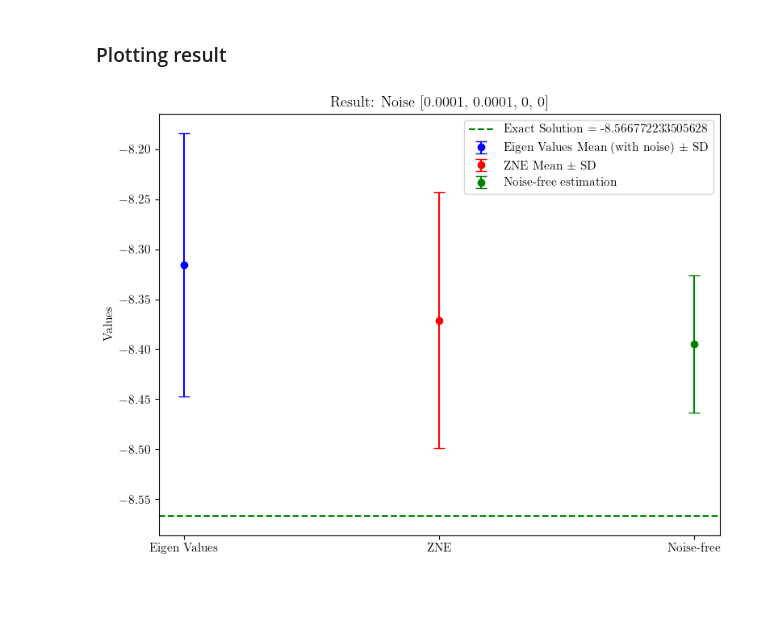
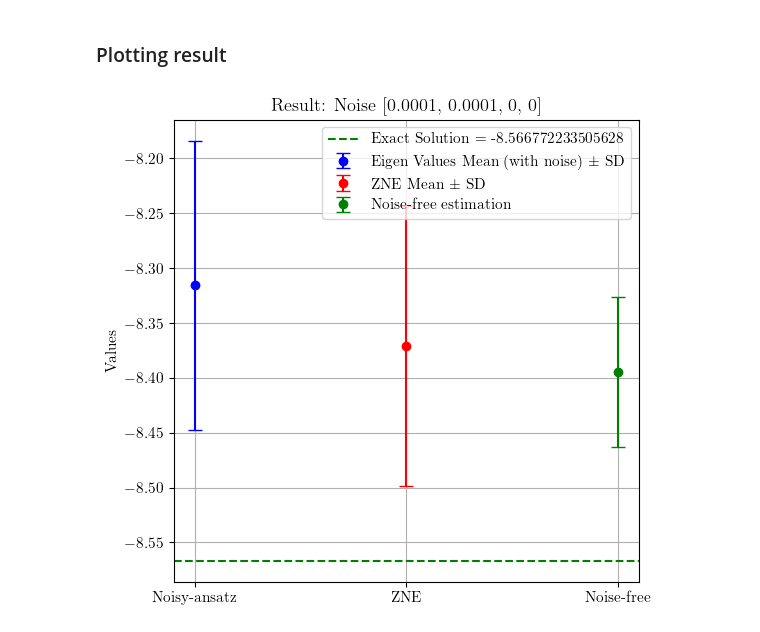
Before and after one commit to arijit-ship/indirect-zne, a Jupyter notebook: experiments/experiment0/experimentBook.ipynb, the cells around one changed output. Drawn from its saved outputs; the diff is of its cells as text; code cells hidden in the pictures; blank space fills up the shorter version.

```diff
--- a/experiments/experiment0/experimentBook.ipynb
+++ b/experiments/experiment0/experimentBook.ipynb
@@ -118,36 +119,34 @@ ZNE standard deviation: 0.12800737993647104
 ### Plotting result
 # %%
 # Data labels
-labels = ["Eigen Values", "ZNE", "Noise-free"]
+labels = ["Noisy-ansatz", "ZNE", "Noise-free"]
 
 # Values to plot
 means = [eigen_vals_mean, zne_mean, noisefree_mean]
 sds = [eigen_vals_sd, zne_sd, noisefree_sd]
 
 # Create the plot with error bars
-plt.figure(figsize=(8, 6))
+plt.figure(figsize=(6, 6))
 
 # Plot eigenvalues with error bars
 plt.errorbar(labels[0], means[0], yerr=sds[0], fmt="o", color="blue", capsize=5, label="Eigen Values Mean (with noise) ± SD")
 
 # Plot ZNE values with error bars
 plt.errorbar(labels[1], means[1], yerr=sds[1], fmt="o", color="red", capsize=5, label="ZNE Mean ± SD")
 
 # Plot ZNE values with error bars
 plt.errorbar(labels[2], means[2], yerr=sds[2], fmt="o", color="green", capsize=5, label="Noise-free estimation")
 
 # Plot the horizontal line for the exact solution
 plt.axhline(y=exact_sol, color="green", linestyle="--", label=f"Exact Solution = {exact_sol}")
 
 # Adding title and labels
 plt.title(f"Result: Noise {noise_level}")
 plt.ylabel("Values")
-
+plt.grid(True)
 # Add a legend
 plt.legend()
 
-# Display the plot
-plt.tight_layout()
 plt.show()
 # %% [output]
-[figure, old version]
+[figure, new version]
```
Also changed, not shown: parts of 1 cell of this notebook.
